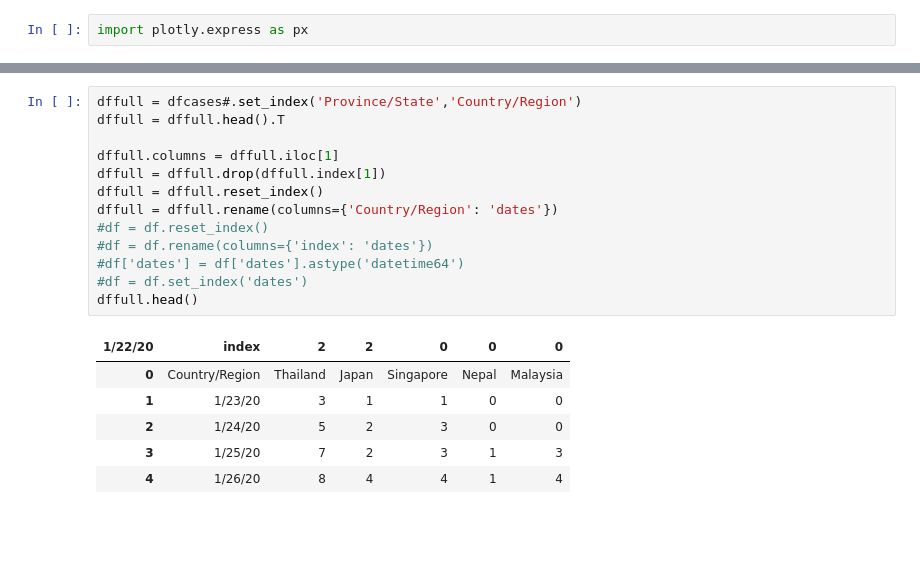
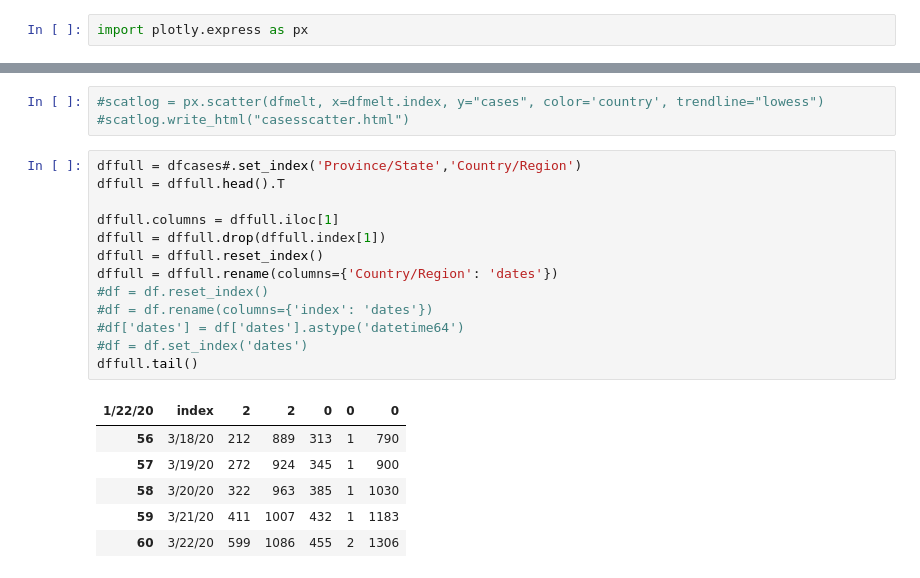
Before and after one commit to minix1234/minix1234.github.io, a Jupyter notebook: pelican/notebooks/activecases.ipynb, the cells around one changed output, grey strips where cells are left out. Drawn from its saved outputs; the diff is of its cells as text; blank space fills up the shorter version.

```diff
--- a/pelican/notebooks/activecases.ipynb
+++ b/pelican/notebooks/activecases.ipynb
@@ -153,26 +143,29 @@ figlog.show()
 figlog.write_html("infections_logscal.html")
 # %% [output]
 [interactive output not drawn]
+# %%
+#scatlog = px.scatter(dfmelt, x=dfmelt.index, y="cases", color='country', trendline="lowess")
+#scatlog.write_html("casesscatter.html")
 # %%
 dffull = dfcases#.set_index('Province/State','Country/Region')
 dffull = dffull.head().T
 
 dffull.columns = dffull.iloc[1]
 dffull = dffull.drop(dffull.index[1])
 dffull = dffull.reset_index()
 dffull = dffull.rename(columns={'Country/Region': 'dates'})
 #df = df.reset_index()
 #df = df.rename(columns={'index': 'dates'})
 #df['dates'] = df['dates'].astype('datetime64')
 #df = df.set_index('dates')
-dffull.head()
+dffull.tail()
 # %% [output]
 | 1/22/20 | index | 2 | 2 | 0 | 0 | 0 |
-| 0 | Country/Region | Thailand | Japan | Singapore | Nepal | Malaysia |
-| 1 | 1/23/20 | 3 | 1 | 1 | 0 | 0 |
-| 2 | 1/24/20 | 5 | 2 | 3 | 0 | 0 |
-| 3 | 1/25/20 | 7 | 2 | 3 | 1 | 3 |
-| 4 | 1/26/20 | 8 | 4 | 4 | 1 | 4 |
+| 56 | 3/18/20 | 212 | 889 | 313 | 1 | 790 |
+| 57 | 3/19/20 | 272 | 924 | 345 | 1 | 900 |
+| 58 | 3/20/20 | 322 | 963 | 385 | 1 | 1030 |
+| 59 | 3/21/20 | 411 | 1007 | 432 | 1 | 1183 |
+| 60 | 3/22/20 | 599 | 1086 | 455 | 2 | 1306 |
 # %%
 dffull.index
 # %% [output]
```
Also changed, not shown: parts of 11 cells of this notebook, 7 other files.
